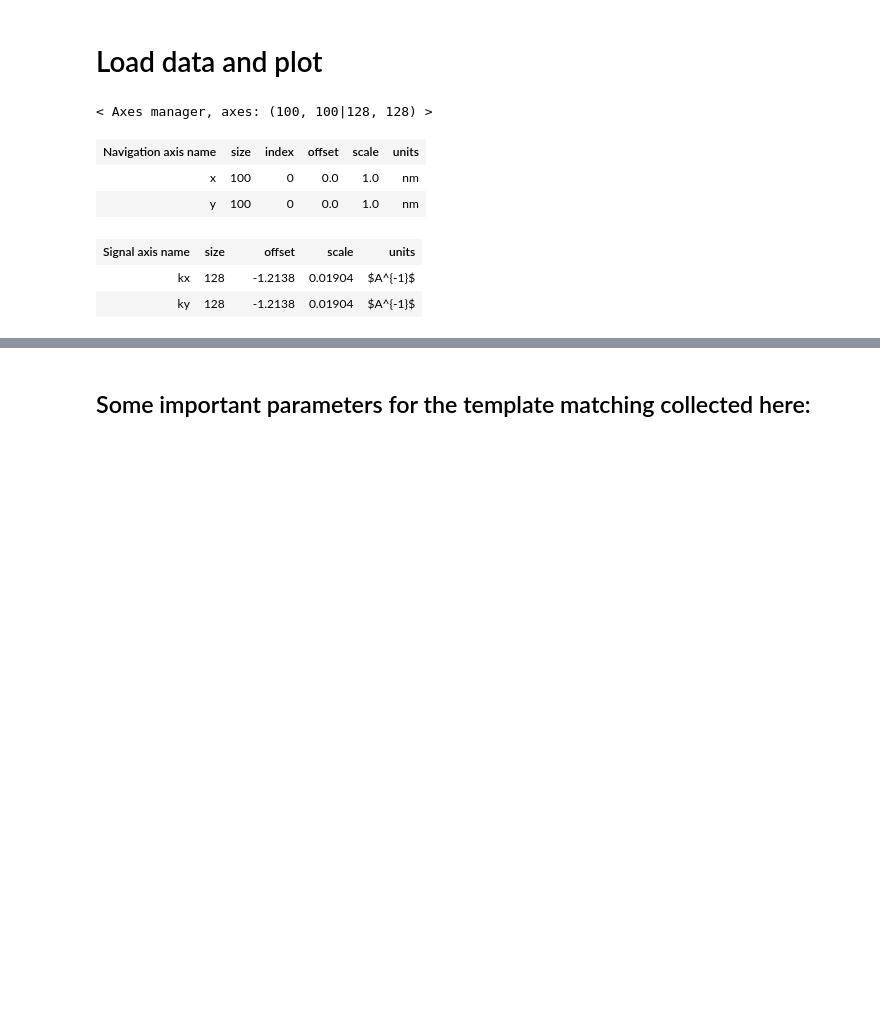
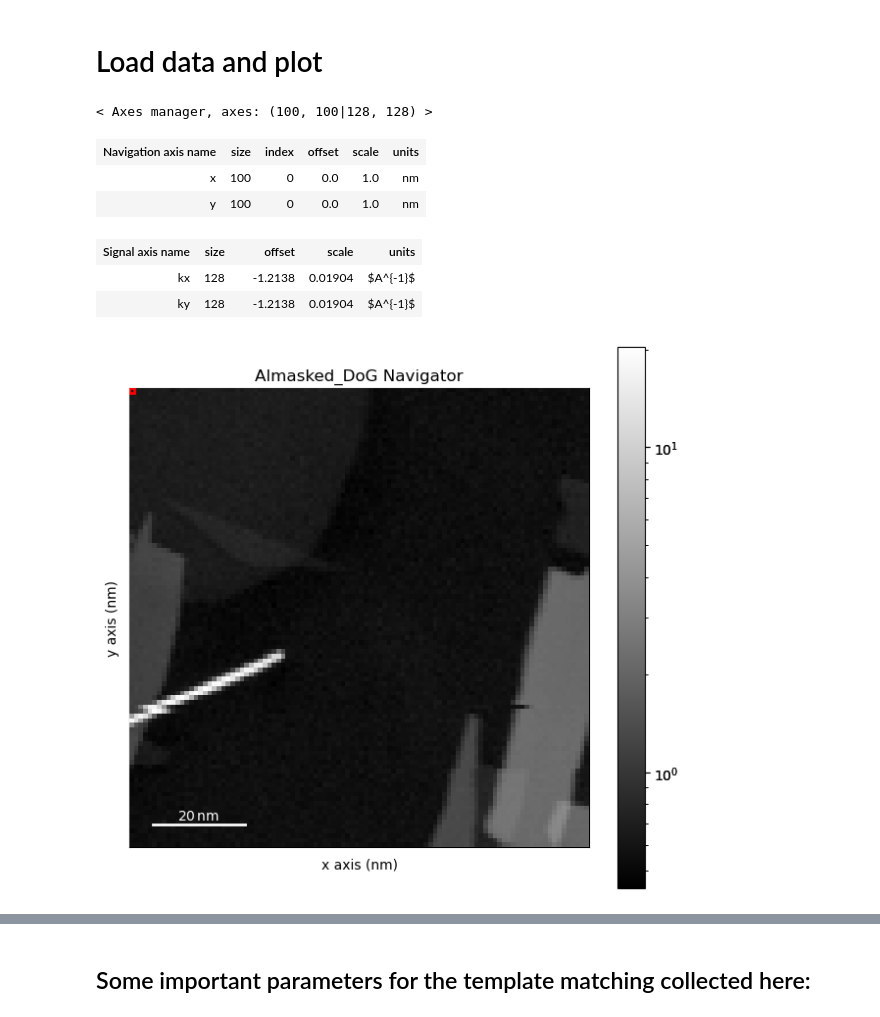
Before and after one commit to torit493/Template-matching, a Jupyter notebook: TemplateMatching/templatematching_3_phasemapping.ipynb, the cells around one changed output, grey strips where cells are left out. Saved outputs shown, nothing was run; the diff lists cells and outputs as text; code cells hidden in the pictures; blank space fills up the shorter version.

```diff
--- a/TemplateMatching/templatematching_3_phasemapping.ipynb
+++ b/TemplateMatching/templatematching_3_phasemapping.ipynb
@@ -37,15 +37,16 @@ WARNING:silx.opencl.common:Unable to import pyOpenCl. Please install it from: ht
 # %%
 file = 'Almasked_DoG.hdf5'
 
 experimental_data = hs.load(file)
 experimental_data.set_signal_type('electron_diffraction')
-experimental_data.plot(cmap='Greys', norm='symlog')
+experimental_data.plot(navigator_kwds=dict(norm='log'),cmap='Greys_r', norm='symlog')
 experimental_data.axes_manager
 # %% [output]
 < Axes manager, axes: (100, 100|128, 128) >
 | Navigation axis name | size | index | offset | scale | units |
 | x | 100 | 0 | 0.0 | 1.0 | nm |
 | y | 100 | 0 | 0.0 | 1.0 | nm |
 | Signal axis name | size |  | offset | scale | units |
 | kx | 128 |  | -1.2138 | 0.01904 | $A^{-1}$ |
 | ky | 128 |  | -1.2138 | 0.01904 | $A^{-1}$ |
+[figure, added]
```
Also changed, not shown: parts of 9 cells of this notebook, 1 other file.
